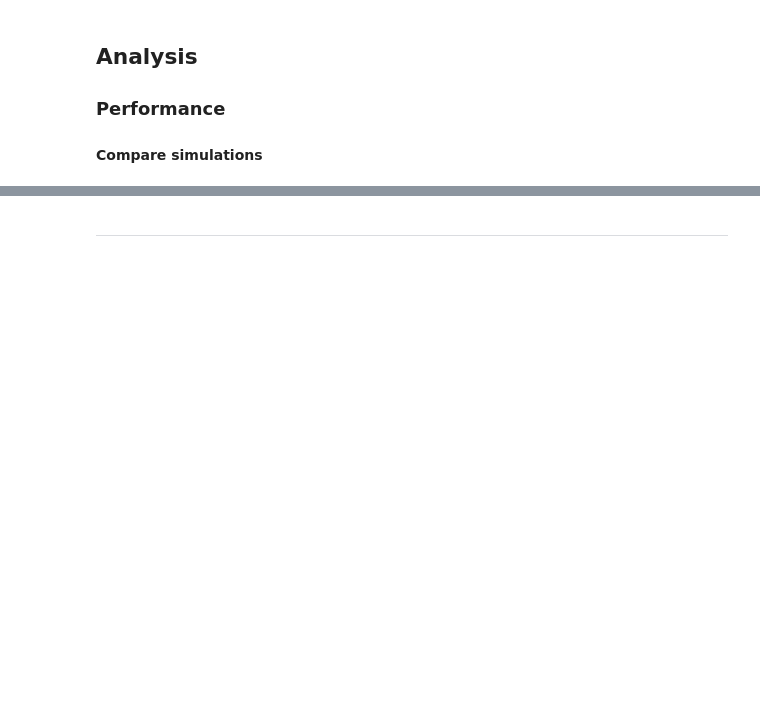
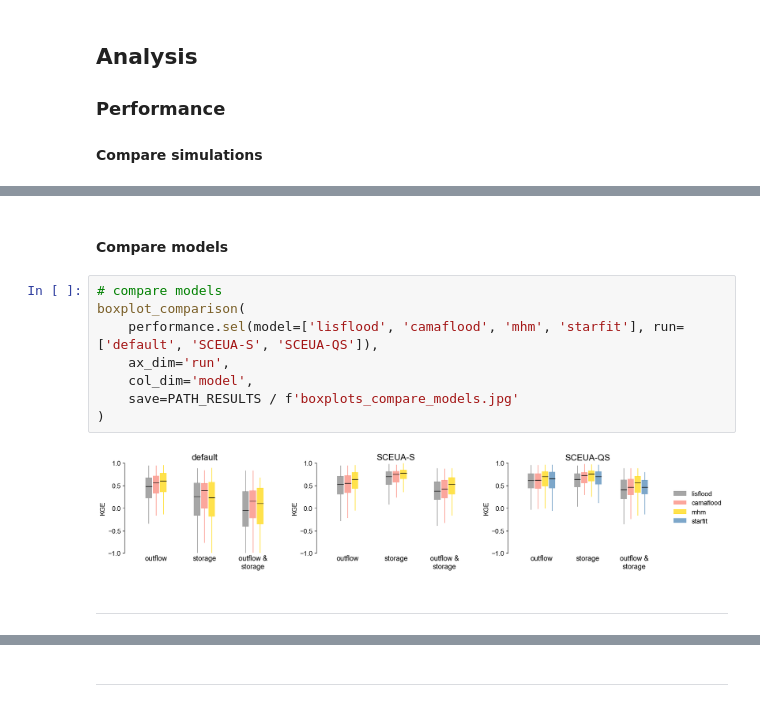
Before and after one commit to casadoj/lisflood-reservoirs, a Jupyter notebook: notebook/ResOpsUS/Compare_routines-EGU.ipynb, the cells around one changed output, grey strips where cells are left out. Drawn from its saved outputs; the diff is of its cells as text; blank space fills up the shorter version.

```diff
--- a/notebook/ResOpsUS/Compare_routines-EGU.ipynb
+++ b/notebook/ResOpsUS/Compare_routines-EGU.ipynb
@@ -417,0 +312,14 @@ rho = 0.850
+# %% [markdown]
+#### Compare models
+# %%
+# compare models
+boxplot_comparison(
+    performance.sel(model=['lisflood', 'camaflood', 'mhm', 'starfit'], run=['default', 'SCEUA-S', 'SCEUA-QS']),
+    ax_dim='run',
+    col_dim='model',
+    save=PATH_RESULTS / f'boxplots_compare_models.jpg'
+)
+# %% [output]
+[figure, added]
+# %% [markdown]
+***
```
Also changed, not shown: parts of 39 cells of this notebook, 2 other files.
